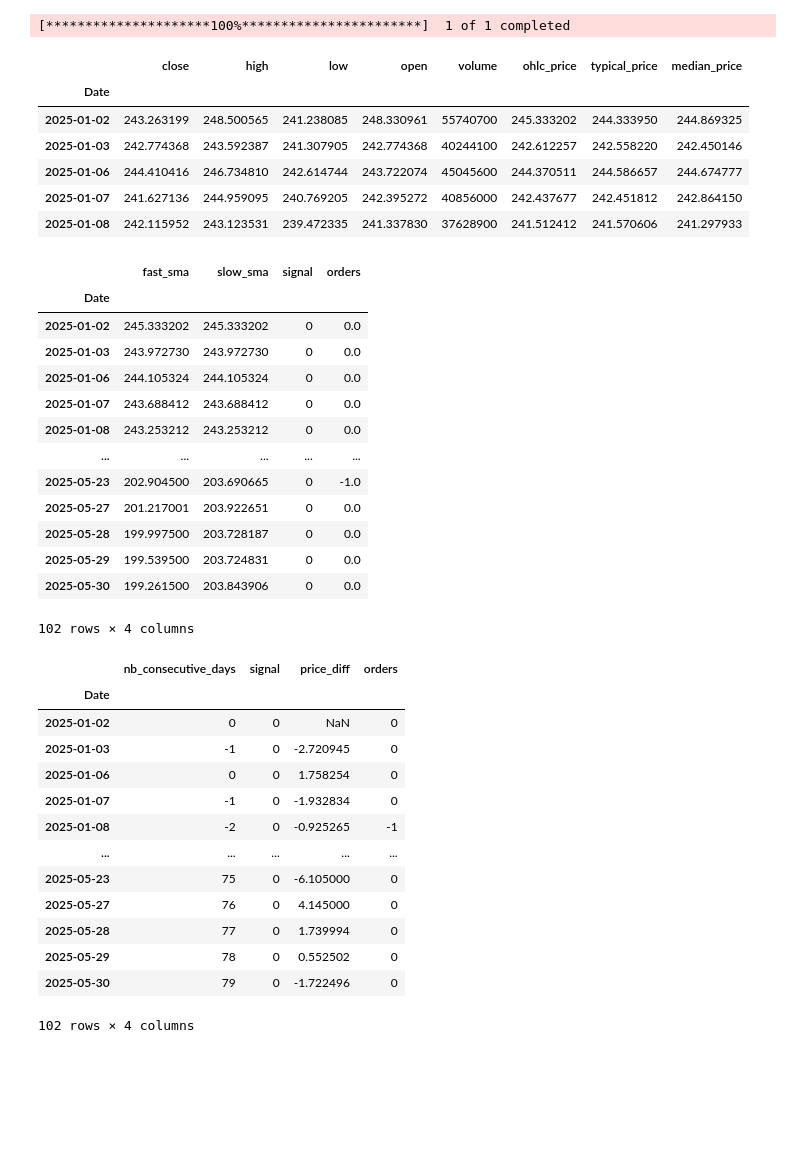
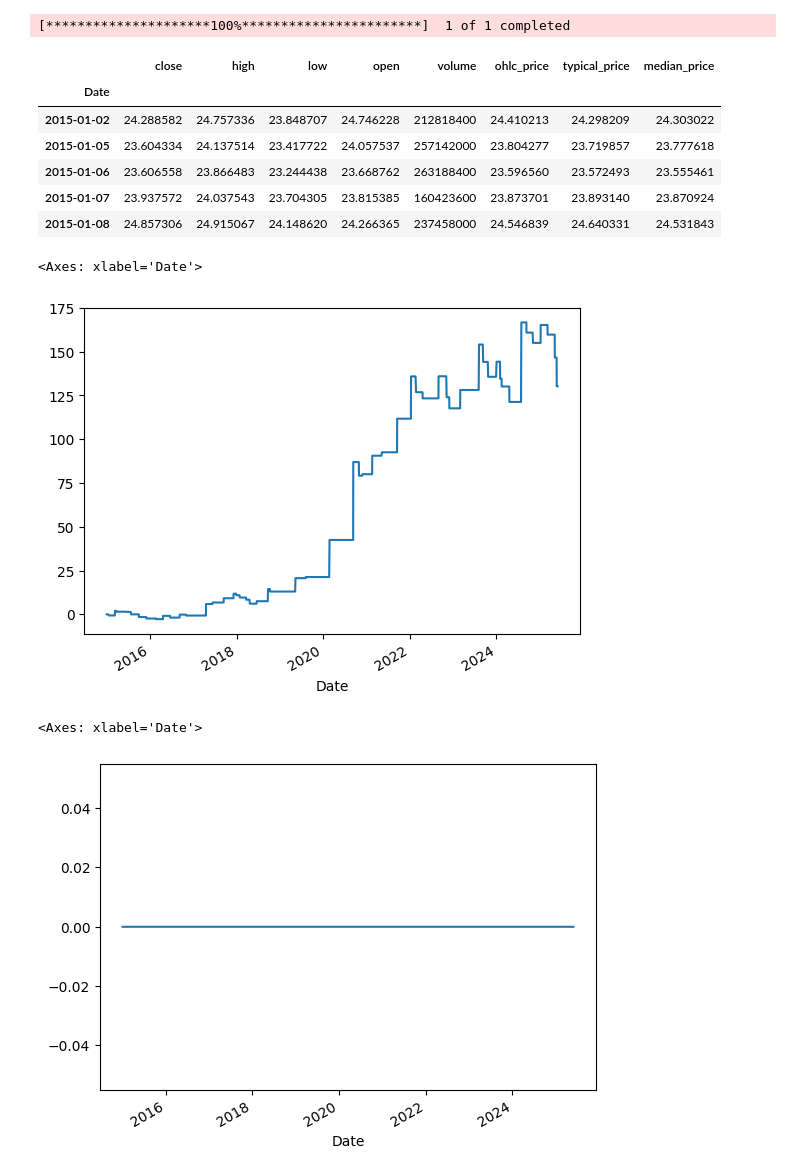
Before and after one commit to elissamim/quant_research_toolbox, a Jupyter notebook: notebooks/1-momentum_sma_crossover.ipynb, the cells around one changed output. Saved outputs shown, nothing was run; the diff lists cells and outputs as text; code cells hidden in the pictures; blank space fills up the shorter version.

Commit message:
(add) cumulative returns

```diff
--- a/notebooks/1-momentum_sma_crossover.ipynb
+++ b/notebooks/1-momentum_sma_crossover.ipynb
@@ -12,49 +12,27 @@ from utils import *
 from risk import *
 from plots import *
 # %%
-df_aapl = load_ticker_data("AAPL", start_date="2025-01-01", end_date="2025-06-01")
+df_aapl = load_ticker_data("AAPL", start_date="2015-01-01", end_date="2025-06-01")
 df_aapl.head()
 # %% [output]
 [*********************100%***********************]  1 of 1 completed
 |  | close | high | low | open | volume | ohlc_price | typical_price | median_price |
 | Date |  |  |  |  |  |  |  |  |
-| 2025-01-02 | 243.263199 | 248.500565 | 241.238085 | 248.330961 | 55740700 | 245.333202 | 244.333950 | 244.869325 |
-| 2025-01-03 | 242.774368 | 243.592387 | 241.307905 | 242.774368 | 40244100 | 242.612257 | 242.558220 | 242.450146 |
-| 2025-01-06 | 244.410416 | 246.734810 | 242.614744 | 243.722074 | 45045600 | 244.370511 | 244.586657 | 244.674777 |
-| 2025-01-07 | 241.627136 | 244.959095 | 240.769205 | 242.395272 | 40856000 | 242.437677 | 242.451812 | 242.864150 |
-| 2025-01-08 | 242.115952 | 243.123531 | 239.472335 | 241.337830 | 37628900 | 241.512412 | 241.570606 | 241.297933 |
+| 2015-01-02 | 24.288582 | 24.757336 | 23.848707 | 24.746228 | 212818400 | 24.410213 | 24.298209 | 24.303022 |
+| 2015-01-05 | 23.604334 | 24.137514 | 23.417722 | 24.057537 | 257142000 | 23.804277 | 23.719857 | 23.777618 |
+| 2015-01-06 | 23.606558 | 23.866483 | 23.244438 | 23.668762 | 263188400 | 23.596560 | 23.572493 | 23.555461 |
+| 2015-01-07 | 23.937572 | 24.037543 | 23.704305 | 23.815385 | 160423600 | 23.873701 | 23.893140 | 23.870924 |
+| 2015-01-08 | 24.857306 | 24.915067 | 24.148620 | 24.266365 | 237458000 | 24.546839 | 24.640331 | 24.531843 |
 # %%
-Momentum.sma_crossover(df_aapl, "ohlc_price")
+df_sc = Momentum.sma_crossover(df_aapl, "ohlc_price")
+df_sc["cumulative_returns"].plot()
 # %% [output]
-|  | fast_sma | slow_sma | signal | orders |
-| Date |  |  |  |  |
-| 2025-01-02 | 245.333202 | 245.333202 | 0 | 0.0 |
-| 2025-01-03 | 243.972730 | 243.972730 | 0 | 0.0 |
-| 2025-01-06 | 244.105324 | 244.105324 | 0 | 0.0 |
-| 2025-01-07 | 243.688412 | 243.688412 | 0 | 0.0 |
-| 2025-01-08 | 243.253212 | 243.253212 | 0 | 0.0 |
-| ... | ... | ... | ... | ... |
-| 2025-05-23 | 202.904500 | 203.690665 | 0 | -1.0 |
-| 2025-05-27 | 201.217001 | 203.922651 | 0 | 0.0 |
-| 2025-05-28 | 199.997500 | 203.728187 | 0 | 0.0 |
-| 2025-05-29 | 199.539500 | 203.724831 | 0 | 0.0 |
-| 2025-05-30 | 199.261500 | 203.843906 | 0 | 0.0 |
-102 rows × 4 columns
+<Axes: xlabel='Date'>
+[figure, added]
 # %%
-Momentum.naive_momentum(df_aapl, "ohlc_price")
+df_nm = Momentum.naive_momentum(df_aapl, "ohlc_price")
+df_nm["cumulative_returns"].plot()
 # %% [output]
-|  | nb_consecutive_days | signal | price_diff | orders |
-| Date |  |  |  |  |
-| 2025-01-02 | 0 | 0 | NaN | 0 |
-| 2025-01-03 | -1 | 0 | -2.720945 | 0 |
-| 2025-01-06 | 0 | 0 | 1.758254 | 0 |
-| 2025-01-07 | -1 | 0 | -1.932834 | 0 |
-| 2025-01-08 | -2 | 0 | -0.925265 | -1 |
-| ... | ... | ... | ... | ... |
-| 2025-05-23 | 75 | 0 | -6.105000 | 0 |
-| 2025-05-27 | 76 | 0 | 4.145000 | 0 |
-| 2025-05-28 | 77 | 0 | 1.739994 | 0 |
-| 2025-05-29 | 78 | 0 | 0.552502 | 0 |
-| 2025-05-30 | 79 | 0 | -1.722496 | 0 |
-102 rows × 4 columns
+<Axes: xlabel='Date'>
+[figure, added]
 # %%
```
Also changed, not shown: parts of 4 cells of this notebook, 2 other files.
